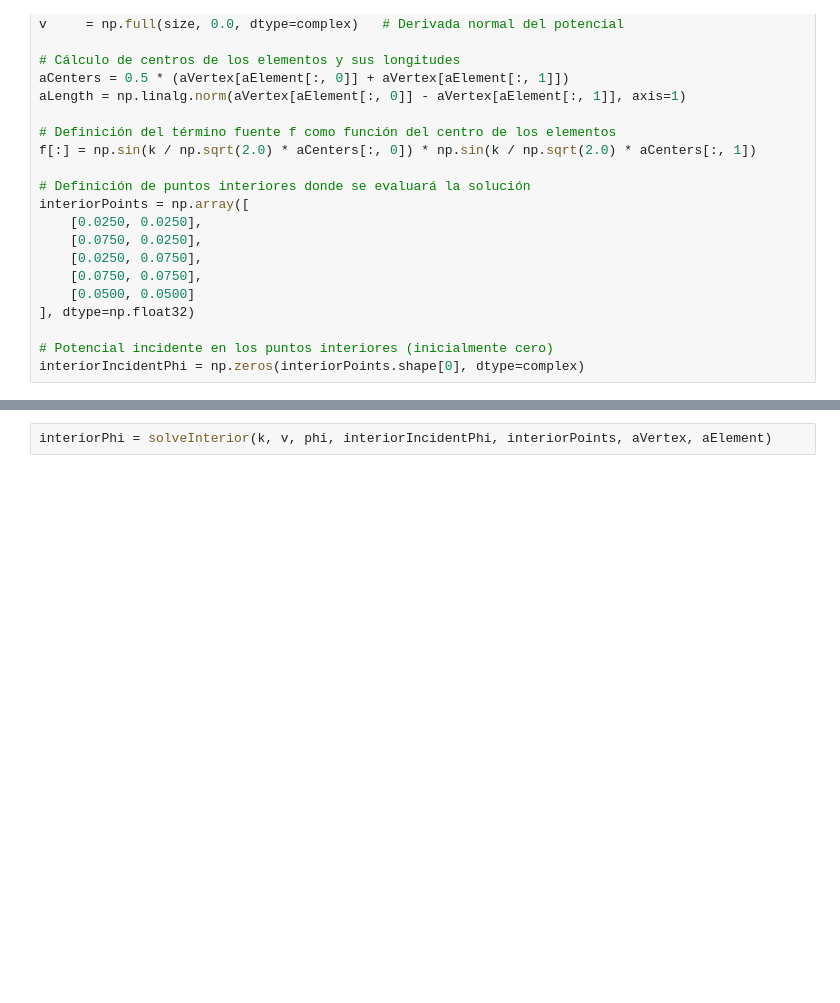
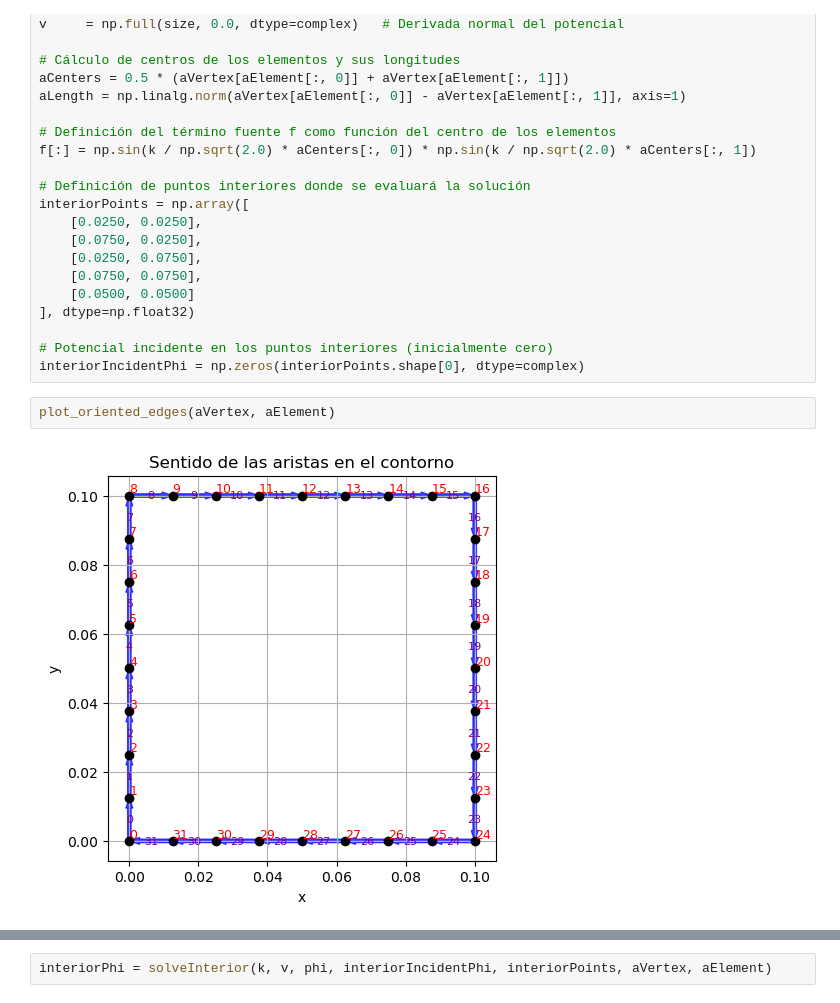
Before and after one commit to oscar-rincon/curso_bem, a Jupyter notebook: proyecto/test_problem_1.ipynb, the cells around one changed output, grey strips where cells are left out. Cells and saved outputs as stored; diff of their text form; blank space fills up the shorter version.

```diff
--- a/proyecto/test_problem_1.ipynb
+++ b/proyecto/test_problem_1.ipynb
@@ -47,3 +48,7 @@ interiorPoints = np.array([
 
 # Potencial incidente en los puntos interiores (inicialmente cero)
 interiorIncidentPhi = np.zeros(interiorPoints.shape[0], dtype=complex)
+# %%
+plot_oriented_edges(aVertex, aElement)
+# %% [output]
+[figure, added]
```
Also changed, not shown: parts of 6 cells of this notebook, 3 other files.
